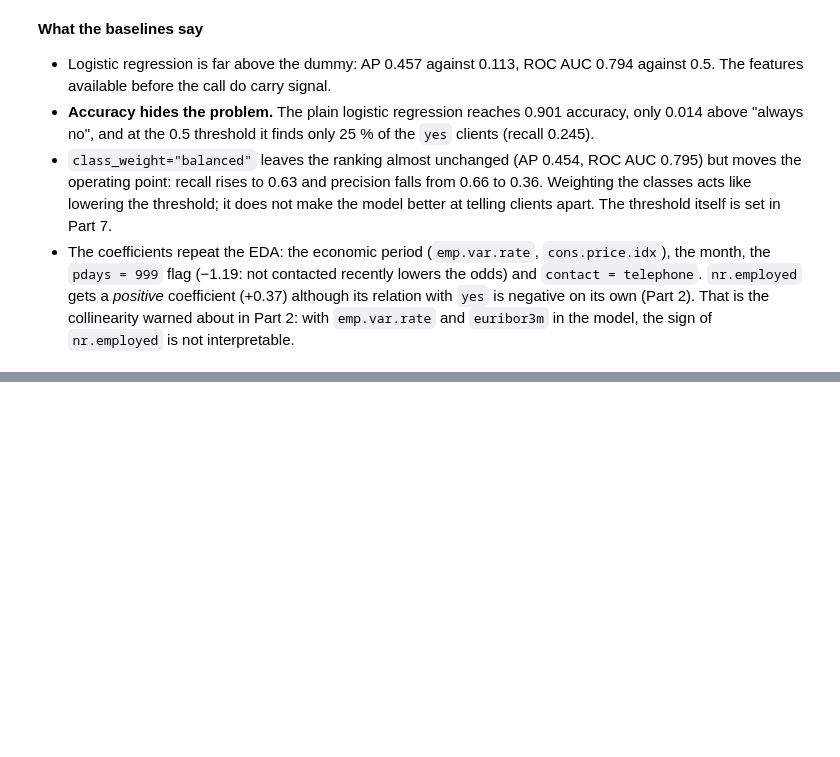
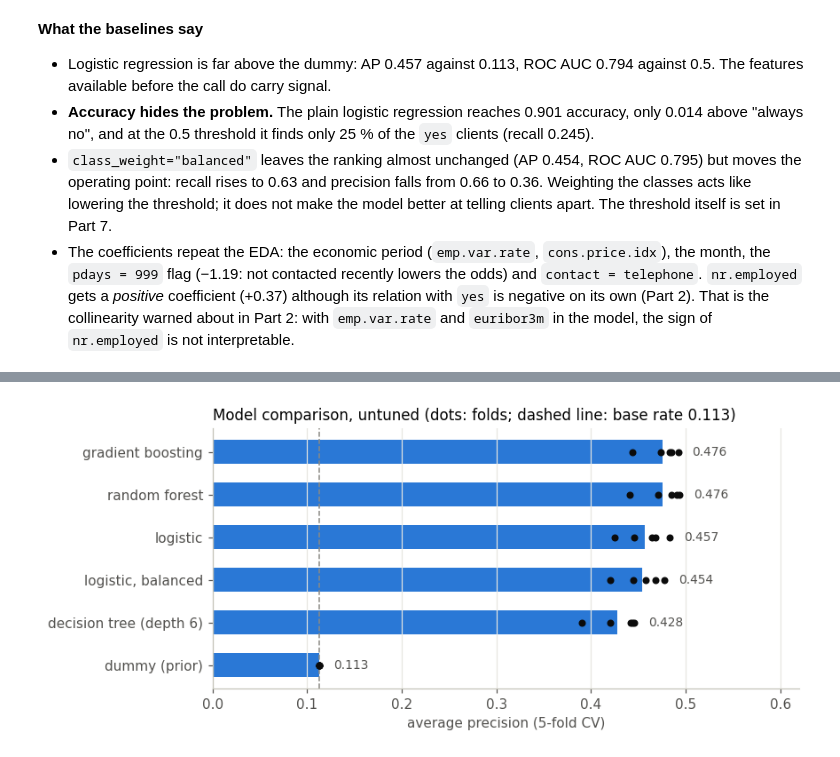
Before and after one commit to abo-code-1/task-03-ML-course, a Jupyter notebook: Imamsidikov_task3.ipynb, the cells around one changed output, grey strips where cells are left out. Drawn from its saved outputs; the diff is of its cells as text; code cells hidden in the pictures; blank space fills up the shorter version.

Commit message:
Part 5: decision tree, random forest and gradient boosting on the same folds, comparison chart
Co-Authored-By: Claude Opus 5.5 <noreply@anthropic.com>

```diff
--- a/Imamsidikov_task3.ipynb
+++ b/Imamsidikov_task3.ipynb
@@ -651,0 +678,18 @@ dtype: float64
+# %%
+# Average precision of every model on each of the 5 folds (dots) and the mean (bar)
+table = cv_table().sort_values("AP")
+fig, ax = plt.subplots(figsize=(8, 3.6))
+ax.barh(table.index, table["AP"], height=0.55, color=NO)
+for i, name in enumerate(table.index):
+    ax.scatter(cv_results[name]["avg_precision"], [i] * 5, s=18, color="#0b0b0b", zorder=3)
+    ax.text(cv_results[name]["avg_precision"].max() + 0.015, i, f"{table.loc[name, 'AP']:.3f}", va="center", fontsize=9,
+            color="#52514e")
+ax.axvline(y_dev.mean(), color=NEUTRAL, linewidth=1, linestyle="--")
+ax.set_xlim(0, 0.62)
+ax.set_xlabel("average precision (5-fold CV)")
+ax.grid(axis="y", visible=False)
+ax.set_title(f"Model comparison, untuned (dots: folds; dashed line: base rate {y_dev.mean():.3f})", loc="left")
+fig.tight_layout()
+plt.show()
+# %% [output]
+[figure, added]
```
Also changed, not shown: parts of 4 cells of this notebook, 1 other file.
